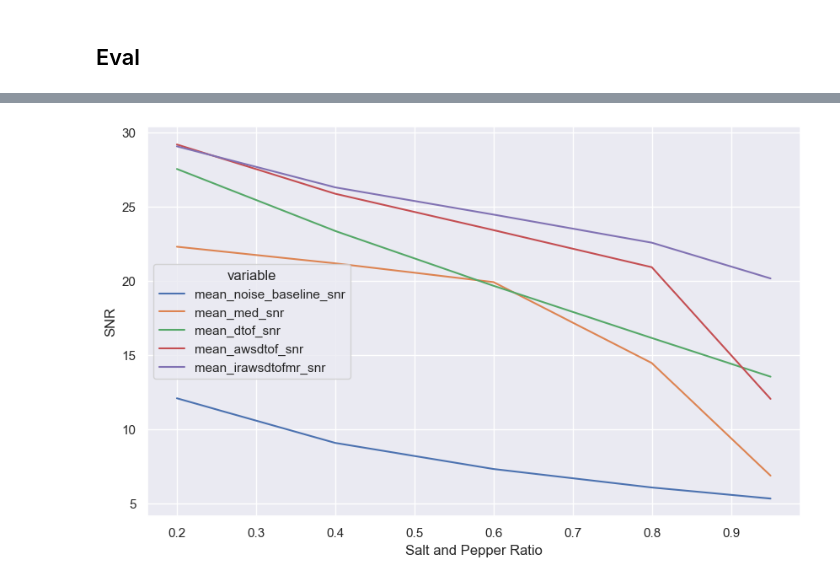
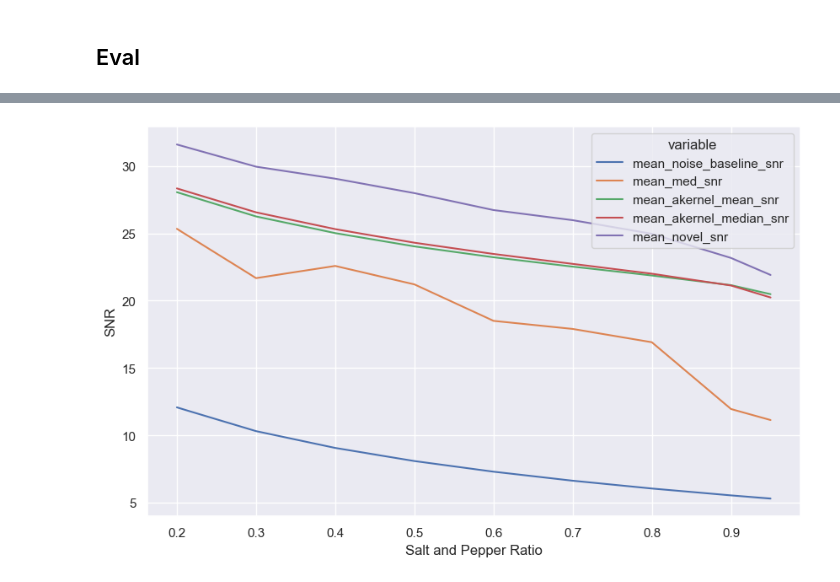
Before and after one commit to mostafa-k-m/seasalt, a Jupyter notebook: eval.ipynb, the cells around one changed output, grey strips where cells are left out. Saved outputs shown, nothing was run; the diff lists cells and outputs as text; code cells hidden in the pictures.

```diff
--- a/eval.ipynb
+++ b/eval.ipynb
@@ -152,13 +160,9 @@ df_aof_agg = df_eq.groupby("sp").agg(
     {
         "noise_baseline_snr": [np.mean],
         "med_snr": [np.mean],
-        "dtof_snr": [np.mean],
-        "anisdtof_snr": [np.mean],
-        "irdtof_snr": [np.mean],
-        "anisirdtof_snr": [np.mean],
-        "awsdtof_snr": [np.mean],
-        "awsdtofmr_snr": [np.mean],
-        "irawsdtofmr_snr": [np.mean],
+        "akernel_mean_snr": [np.mean],
+        "akernel_median_snr": [np.mean],
+        "novel_snr": [np.mean],
     }
 )
 # %%
@@ -167,13 +171,9 @@ df_aof_agg.columns = [
     "sp",
     "mean_noise_baseline_snr",
     "mean_med_snr",
-    "mean_dtof_snr",
-    "mean_anisdtof_snr",
-    "mean_irdtof_snr",
-    "mean_anisirdtof_snr",
-    "mean_awsdtof_snr",
-    "mean_awsdtofmr_snr",
-    "mean_irawsdtofmr_snr",
+    "mean_akernel_mean_snr",
+    "mean_akernel_median_snr",
+    "mean_novel_snr",
 ]
 # %%
 df_aof_agg
@@ -199,24 +203,24 @@ plt.show()
 # %%
 plt.figure(figsize=(10, 6))
 sns.lineplot(
     data=df_melted[
         df_melted.variable.isin(
             [
                 "mean_noise_baseline_snr",
                 "mean_med_snr",
-                "mean_dtof_snr",
-                "mean_awsdtof_snr",
-                "mean_irawsdtofmr_snr",
+                "mean_akernel_mean_snr",
+                "mean_akernel_median_snr",
+                "mean_novel_snr",
             ]
         )
     ],
     x="sp",
     y="value",
     hue="variable",
 )
 
 plt.xlabel("Salt and Pepper Ratio")
 plt.ylabel("SNR")
 plt.show()
 # %% [output]
-[figure, old version]
+[figure, new version]
```
Also changed, not shown: parts of 4 cells of this notebook, 2 other files.
